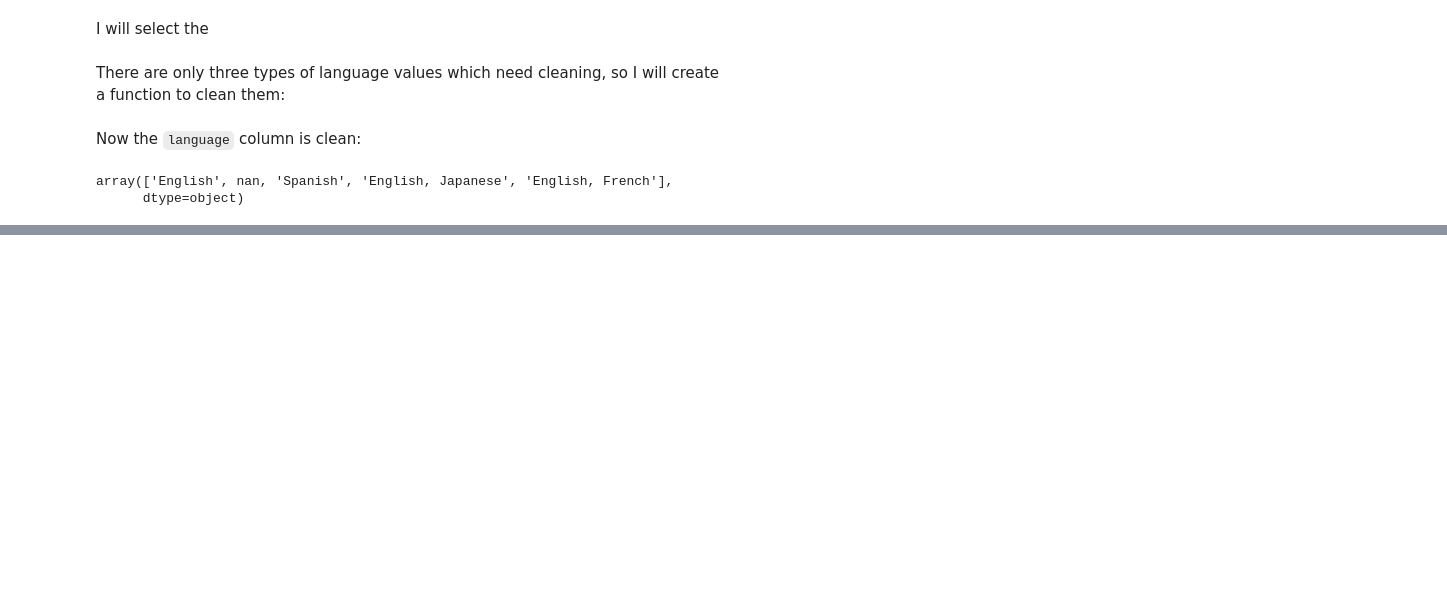
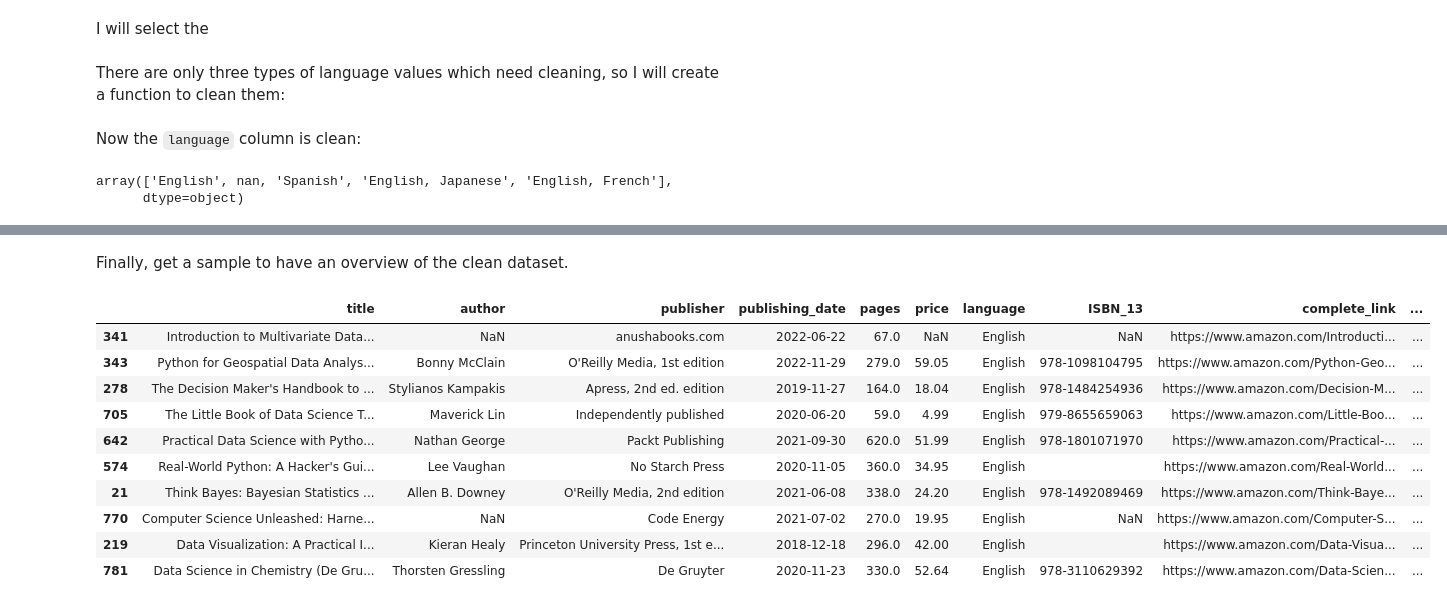
Before and after one commit to chusk2/data_cleaning, a Jupyter notebook: data_science_books/data_science_books.ipynb, the cells around one changed output, grey strips where cells are left out. Saved outputs shown, nothing was run; the diff lists cells and outputs as text; code cells hidden in the pictures; blank space fills up the shorter version.

Commit message:
clean publisher column, working on ISBN

```diff
--- a/data_science_books/data_science_books.ipynb
+++ b/data_science_books/data_science_books.ipynb
@@ -268,0 +376,2 @@ array(['English', nan, 'Spanish', 'English, Japanese', 'English, French'],
+# %%
+df.publisher = df.publisher.str.replace(';', ',')
@@ -268,0 +434,2 @@ array(['English', nan, 'Spanish', 'English, Japanese', 'English, French'],
+# %%
+df.ISBN_13 = np.where(df.ISBN_13 == '', np.nan, df.ISBN_13)
@@ -268,0 +461,20 @@ array(['English', nan, 'Spanish', 'English, Japanese', 'English, French'],
+# %%
+new_order = ['title', 'author', 'publisher', 'publishing_date', 'pages', 'price', 'language', 'ISBN_13', 'complete_link', 'comments']
+# %%
+df = df.reindex(new_order, axis=1)
+# %% [markdown]
+Finally, get a sample to have an overview of the clean dataset.
+# %%
+df.sample(10)
+# %% [output]
+|  | title | author | publisher | publishing_date | pages | price | language | ISBN_13 | complete_link | ... |
+| 341 | Introduction to Multivariate Data... | NaN | anushabooks.com | 2022-06-22 | 67.0 | NaN | English | NaN | https://www.amazon.com/Introducti... | ... |
+| 343 | Python for Geospatial Data Analys... | Bonny McClain | O'Reilly Media, 1st edition | 2022-11-29 | 279.0 | 59.05 | English | 978-1098104795 | https://www.amazon.com/Python-Geo... | ... |
+| 278 | The Decision Maker's Handbook to ... | Stylianos Kampakis | Apress, 2nd ed. edition | 2019-11-27 | 164.0 | 18.04 | English | 978-1484254936 | https://www.amazon.com/Decision-M... | ... |
+| 705 | The Little Book of Data Science T... | Maverick Lin | Independently published | 2020-06-20 | 59.0 | 4.99 | English | 979-8655659063 | https://www.amazon.com/Little-Boo... | ... |
+| 642 | Practical Data Science with Pytho... | Nathan George | Packt Publishing | 2021-09-30 | 620.0 | 51.99 | English | 978-1801071970 | https://www.amazon.com/Practical-... | ... |
+| 574 | Real-World Python: A Hacker's Gui... | Lee Vaughan | No Starch Press | 2020-11-05 | 360.0 | 34.95 | English |  | https://www.amazon.com/Real-World... | ... |
+| 21 | Think Bayes: Bayesian Statistics ... | Allen B. Downey | O'Reilly Media, 2nd edition | 2021-06-08 | 338.0 | 24.20 | English | 978-1492089469 | https://www.amazon.com/Think-Baye... | ... |
+| 770 | Computer Science Unleashed: Harne... | NaN | Code Energy | 2021-07-02 | 270.0 | 19.95 | English | NaN | https://www.amazon.com/Computer-S... | ... |
+| 219 | Data Visualization: A Practical I... | Kieran Healy | Princeton University Press, 1st e... | 2018-12-18 | 296.0 | 42.00 | English |  | https://www.amazon.com/Data-Visua... | ... |
+| 781 | Data Science in Chemistry (De Gru... | Thorsten Gressling | De Gruyter | 2020-11-23 | 330.0 | 52.64 | English | 978-3110629392 | https://www.amazon.com/Data-Scien... | ... |
```
Also changed, not shown: parts of 39 cells of this notebook.
